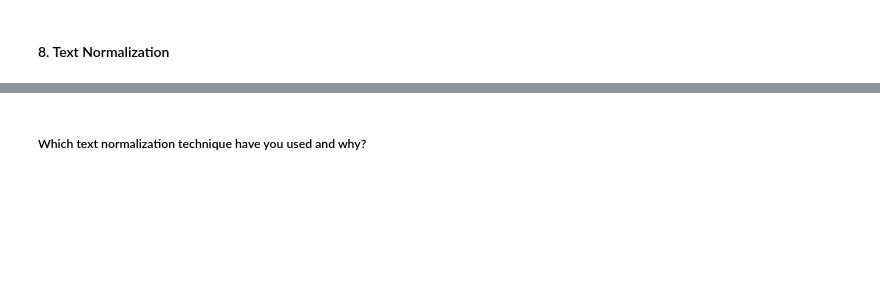
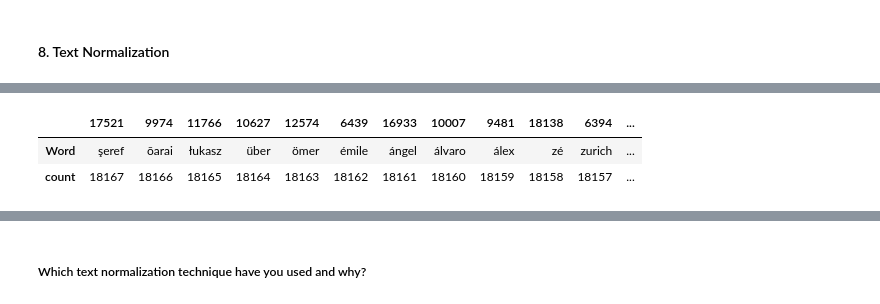
Before and after one commit to ash260498/-Datascience, a Jupyter notebook: Netflix_Movies_and_TV_shows_Clustering.ipynb, the cells around one changed output, grey strips where cells are left out. Saved outputs shown, nothing was run; the diff lists cells and outputs as text; code cells hidden in the pictures; blank space fills up the shorter version.

```diff
--- a/Netflix_Movies_and_TV_shows_Clustering.ipynb
+++ b/Netflix_Movies_and_TV_shows_Clustering.ipynb
@@ -1501,0 +1668,21 @@ NameError: ignored
+# %%
+# Create a count vectorizer object
+count_vectorizer = CountVectorizer()
+# fit the count vectorizer using the text data
+count_vectorizer.fit(original_df['description'])
+# Collect the vocabulary items used in the vectorizer
+dictionary = count_vectorizer.vocabulary_.items()
+# %%
+vocab = [ ]
+count_of_vocab = []
+for key , value in dictionary:
+  vocab.append( key )
+  count_of_vocab.append( value )
+# %%
+# Normalizing Text (i.e., Stemming, Lemmatization etc.)
+#Stemming for description
+# Store the count in pandas dataframe with vocab as index
+vocab_before_stemming = pd.DataFrame({"Word": vocab ,
+                                      "count" :count_of_vocab})
+# Sort the dataframe
+vocab_before_stemming = vocab_before_stemming.sort_values("count" ,ascending=False)
@@ -1501,0 +1697,6 @@ NameError: ignored
+# %%
+vocab_before_stemming.head(20).T
+# %% [output]
+|  | 17521 | 9974 | 11766 | 10627 | 12574 | 6439 | 16933 | 10007 | 9481 | 18138 | 6394 | ... |
+| Word | şeref | ōarai | łukasz | über | ömer | émile | ángel | álvaro | álex | zé | zurich | ... |
+| count | 18167 | 18166 | 18165 | 18164 | 18163 | 18162 | 18161 | 18160 | 18159 | 18158 | 18157 | ... |
```
Also changed, not shown: parts of 46 cells of this notebook.
